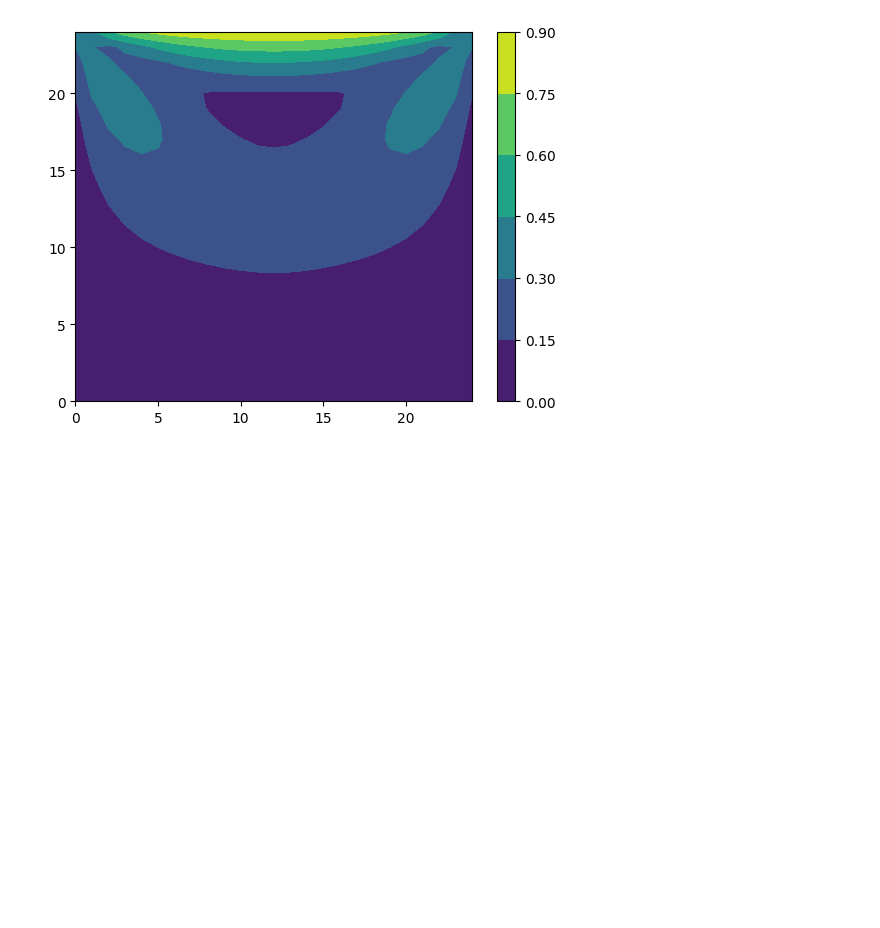
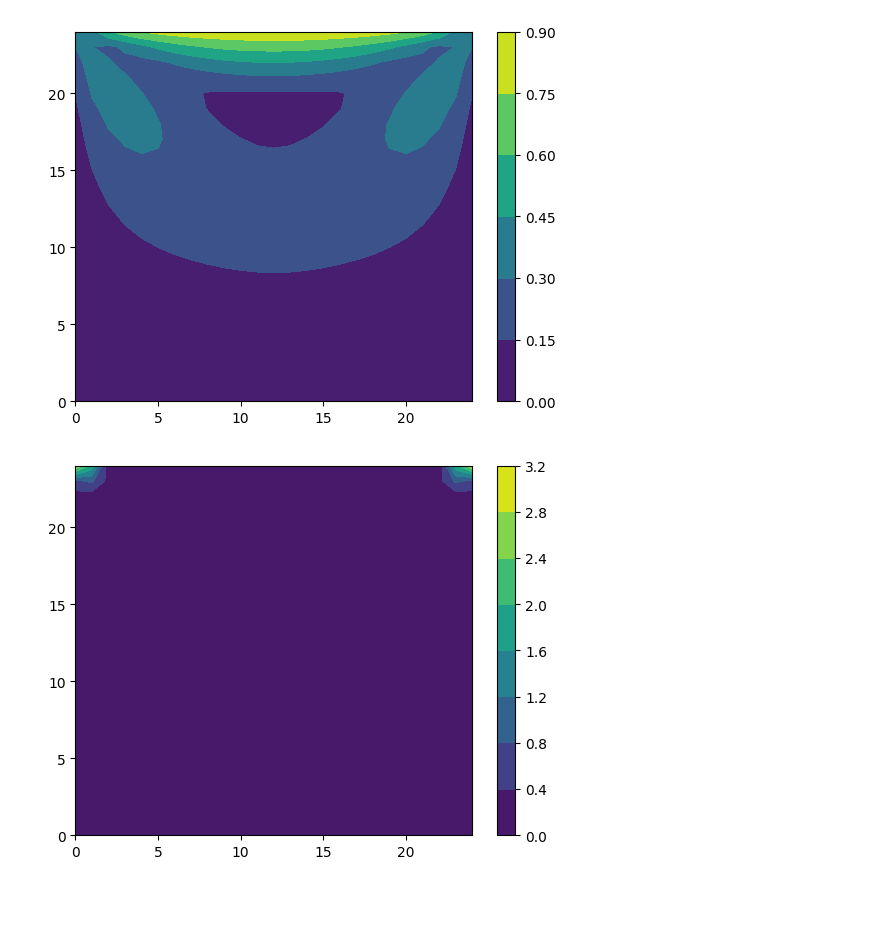
Before and after one commit to furstj/NSP, a Jupyter notebook: lessons/02_stokes.ipynb, the cells around one changed output. Drawn from its saved outputs; the diff is of its cells as text; code cells hidden in the pictures; blank space fills up the shorter version.

```diff
--- a/lessons/02_stokes.ipynb
+++ b/lessons/02_stokes.ipynb
@@ -575,3 +592,9 @@ contourf(asmatrix(p)'); colorbar();
 contourf(√(asmatrix(u).^2 + asmatrix(v).^2)'); colorbar();
 # %% [output]
 [figure]
+# %%
+contourf(reshape(abs(ddx(u) + ddy(v)), (u.mesh.nx,u.mesh.ny))'); colorbar();
+# %% [output]
+[figure, added]
+# %% [markdown]
+#
```
Also changed, not shown: parts of 4 cells of this notebook.
